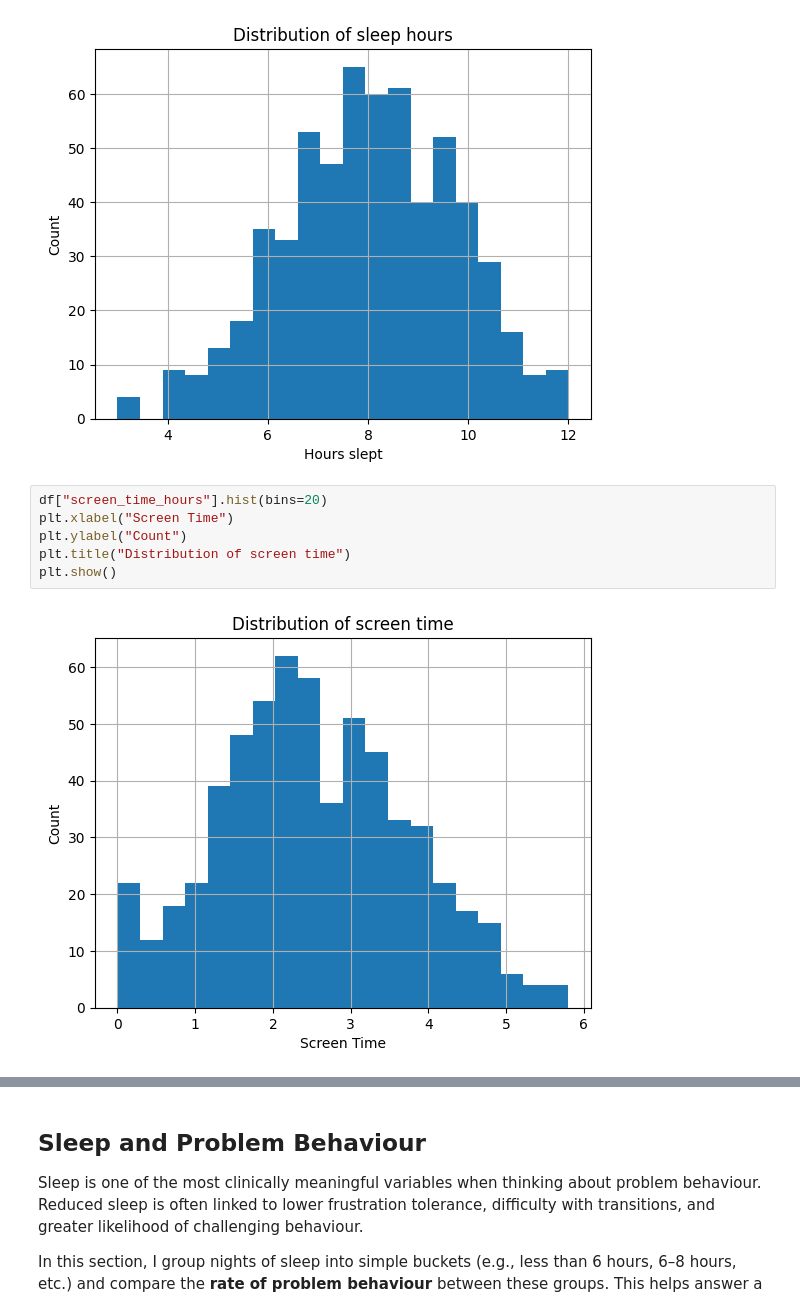
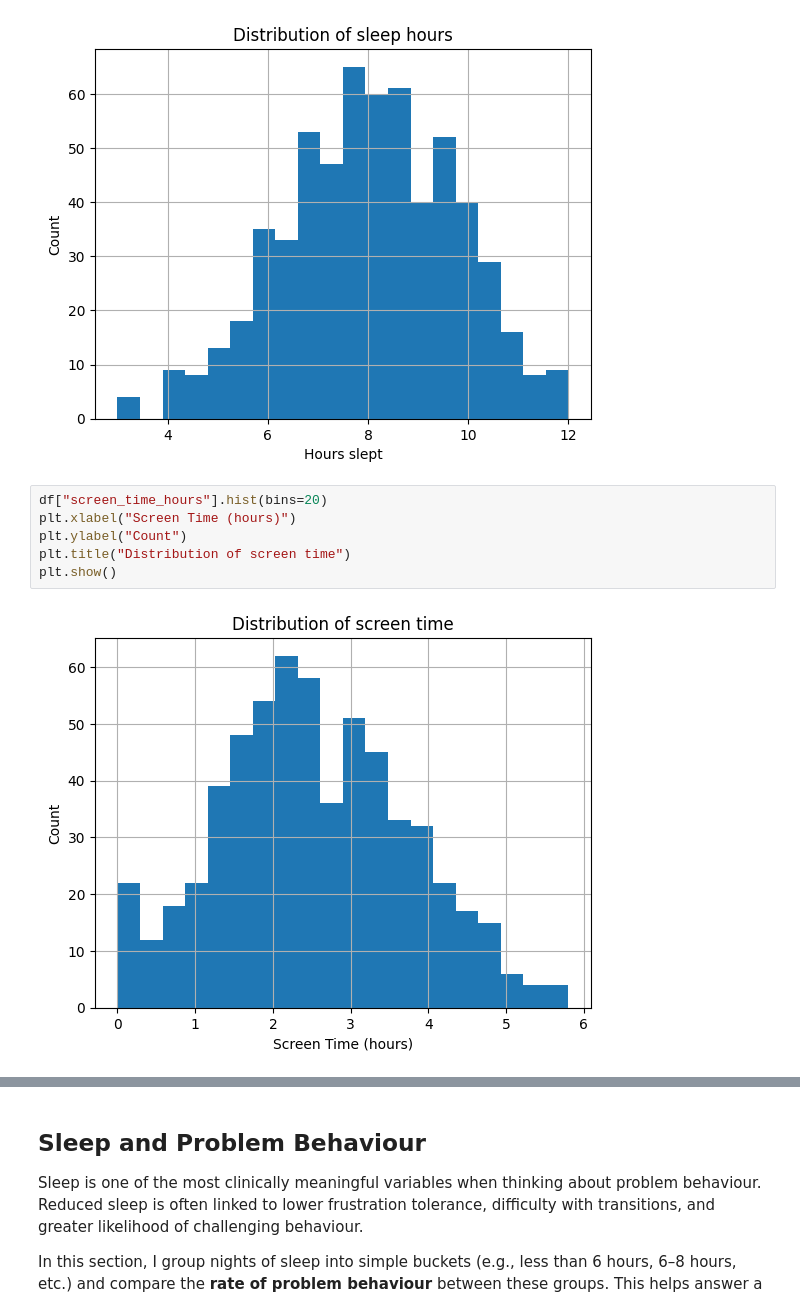
Before and after one commit to wasehhh/aba_behaviour_analysis, a Jupyter notebook: notebooks/01_eda_behavior.ipynb, the cells around one changed output, grey strips where cells are left out. Drawn from its saved outputs; the diff is of its cells as text.

Commit message:
feat: complete EDA with visualizations, interpretations, and insights summary

```diff
--- a/notebooks/01_eda_behavior.ipynb
+++ b/notebooks/01_eda_behavior.ipynb
@@ -100,11 +100,11 @@ plt.show()
 [figure]
 # %%
 df["screen_time_hours"].hist(bins=20)
-plt.xlabel("Screen Time")
+plt.xlabel("Screen Time (hours)")
 plt.ylabel("Count")
 plt.title("Distribution of screen time")
 plt.show()
 # %% [output]
-[figure, old version]
+[figure, new version]
 # %%
 df["noise_level"].hist(bins=30)
```
Also changed, not shown: parts of 2 cells of this notebook.
